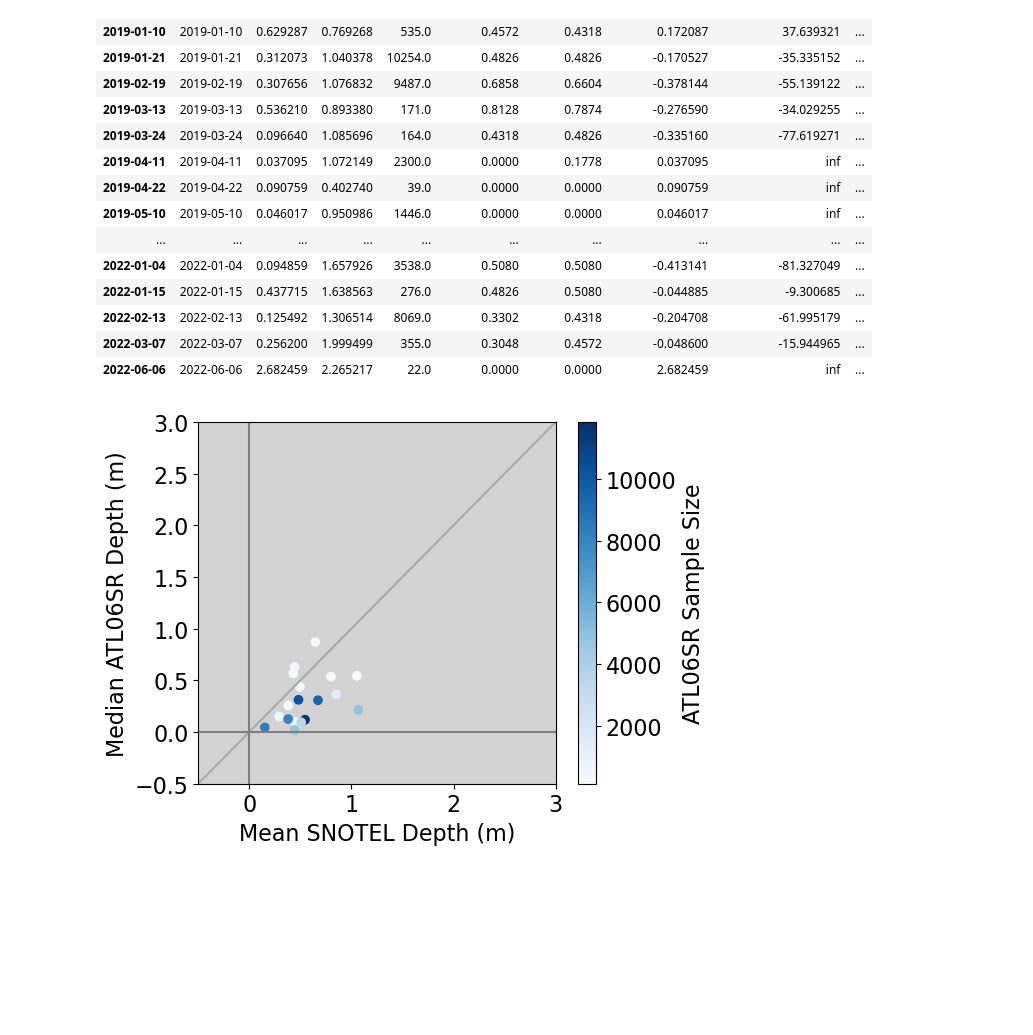
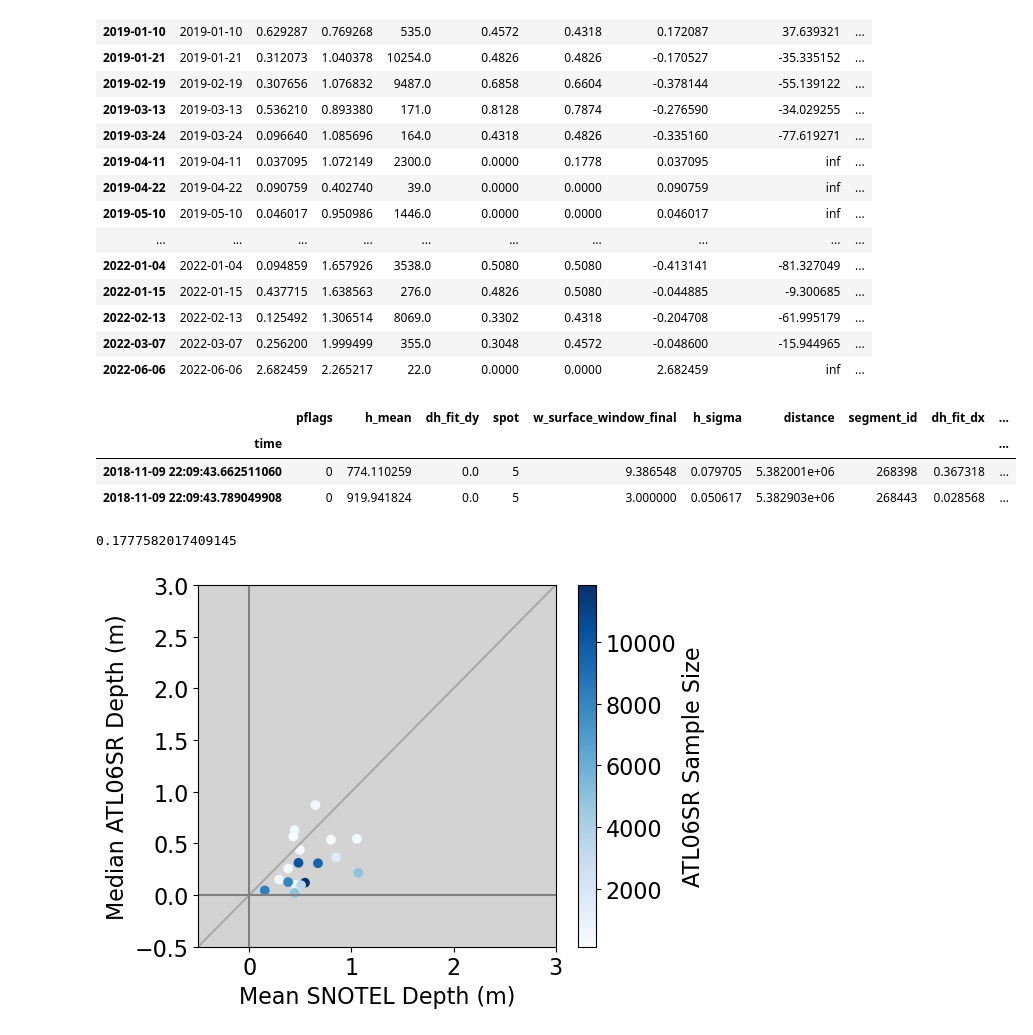
Before and after one commit to bessoh2/icesat2_sr, a Jupyter notebook: notebooks/figure_production/boxplots_forpaper_methow.ipynb, the cells around one changed output. Drawn from its saved outputs; the diff is of its cells as text; code cells hidden in the pictures; blank space fills up the shorter version.

```diff
--- a/notebooks/figure_production/boxplots_forpaper_methow.ipynb
+++ b/notebooks/figure_production/boxplots_forpaper_methow.ipynb
@@ -705,6 +705,17 @@ comp_df
 | 2022-06-06 | 2022-06-06 | 2.682459 | 2.265217 | 22.0 | 0.0000 | 0.0000 | 2.682459 | inf | ... |
 # %%
 np.nanmedian(comp_table[''])
+# %%
+atl06sr_gdf.head(2)
+# %% [output]
+|  | pflags | h_mean | dh_fit_dy | spot | w_surface_window_final | h_sigma | distance | segment_id | dh_fit_dx | ... |
+| time |  |  |  |  |  |  |  |  |  | ... |
+| 2018-11-09 22:09:43.662511060 | 0 | 774.110259 | 0.0 | 5 | 9.386548 | 0.079705 | 5.382001e+06 | 268398 | 0.367318 | ... |
+| 2018-11-09 22:09:43.789049908 | 0 | 919.941824 | 0.0 | 5 | 3.000000 | 0.050617 | 5.382903e+06 | 268443 | 0.028568 | ... |
+# %%
+np.nanmedian(atl06sr_gdf[atl06sr_gdf['snow_presence']==1]['diff_plus'])
+# %% [output]
+0.1777582017409145
 # %%
 x = np.linspace(-0.7,3,100)
 y = x
```
Also changed, not shown: parts of 2 cells of this notebook, 8 other files.
